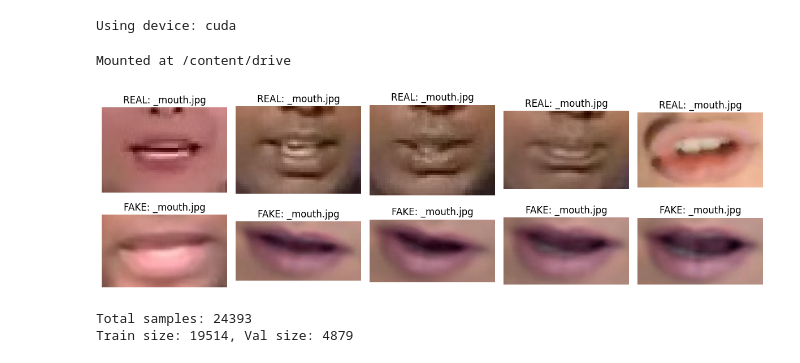
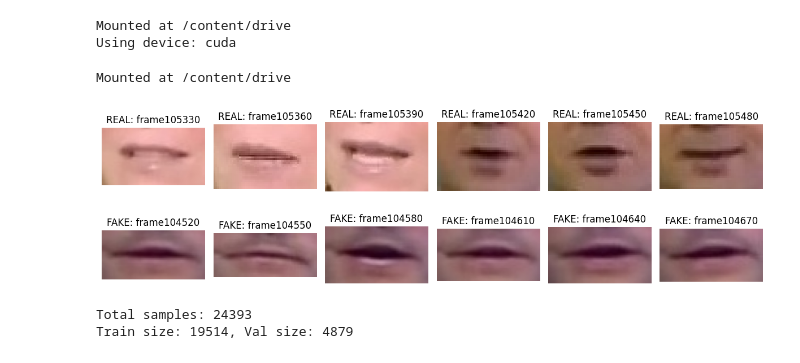
Before and after one commit to averatec0773/Deepfake_Detection_Fusion_Model, a Jupyter notebook: CNN_Deepfacke_Detection_Model_mouth.ipynb, the cells around one changed output. Drawn from its saved outputs; the diff is of its cells as text; code cells hidden in the pictures.

```diff
--- a/CNN_Deepfacke_Detection_Model_mouth.ipynb
+++ b/CNN_Deepfacke_Detection_Model_mouth.ipynb
@@ -4,6 +4,7 @@
 import os
 from pathlib import Path
 
+import json
 import random
 import torch
 import torch.nn as nn
@@ -14,9 +15,14 @@ import numpy as np
 from PIL import Image
 import matplotlib.pyplot as plt
 
+import tarfile
+from google.colab import drive
+drive.mount('/content/drive')
+
 device = torch.device("cuda" if torch.cuda.is_available() else "cpu")
 print(f"Using device: {device}")
 # %% [output]
+Mounted at /content/drive
 Using device: cuda
 # %%
 class Create_Dataset(Dataset):
@@ -166,33 +168,34 @@ fake_mouth_dir = "/content/tmp_extract/Features/manipulated/mouth"
 # %% [output]
 Mounted at /content/drive
 # %%
-n = 5
+n = 6
+n_seed = 100
 
 # Get sorted file lists
-real_files = sorted(os.listdir(real_mouth_dir))[:n]
-fake_files = sorted(os.listdir(fake_mouth_dir))[:n]
+real_files = sorted(os.listdir(real_mouth_dir))[n_seed:n_seed+n]
+fake_files = sorted(os.listdir(fake_mouth_dir))[n_seed:n_seed+n]
 
 # Show real images
 plt.figure(figsize=(12, 4))
 for i, fname in enumerate(real_files):
     img = Image.open(os.path.join(real_mouth_dir, fname))
     plt.subplot(2, n, i + 1)
     plt.imshow(img)
-    plt.title(f"REAL: {fname[-10:]}")
+    plt.title(f"REAL: {fname.split('_')[2]}")
     plt.axis("off")
 
 # Show fake images
 for i, fname in enumerate(fake_files):
     img = Image.open(os.path.join(fake_mouth_dir, fname))
     plt.subplot(2, n, n + i + 1)
     plt.imshow(img)
-    plt.title(f"FAKE: {fname[-10:]}")
+    plt.title(f"FAKE: {fname.split('_')[2]}")
     plt.axis("off")
 
 plt.tight_layout()
 plt.show()
 # %% [output]
-[figure, old version]
+[figure, new version]
 # %%
 # Initialize dataset
 transform = TransformWrapper(img_size=64)
```
Also changed, not shown: parts of 3 cells of this notebook.
